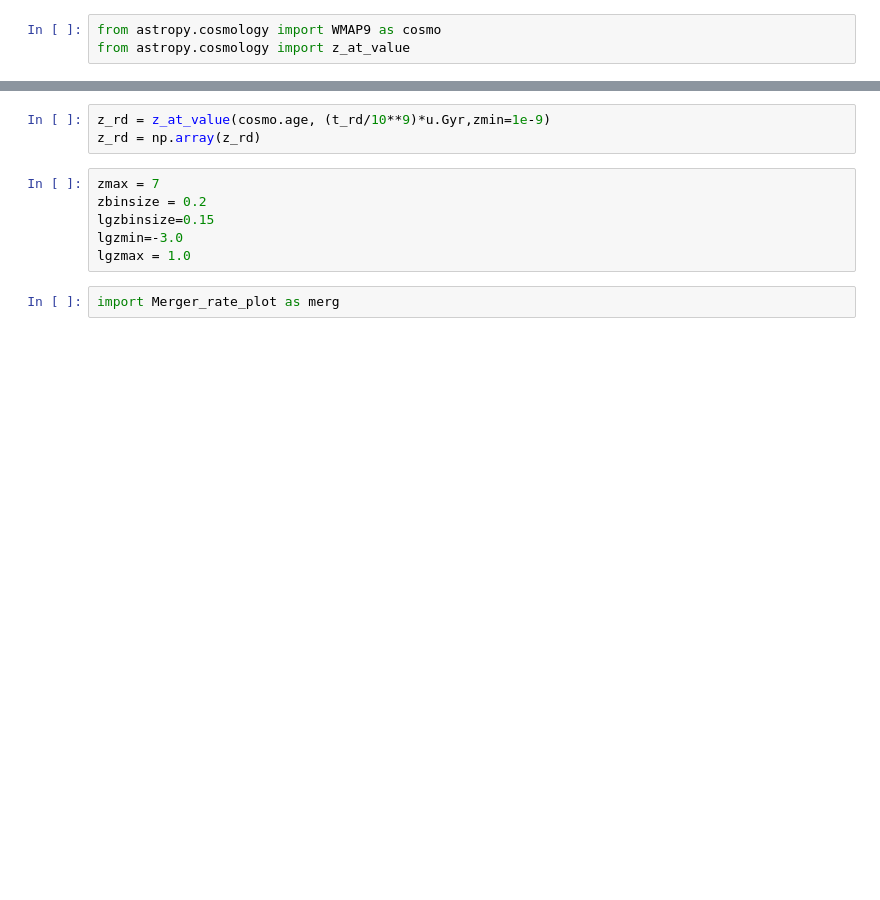
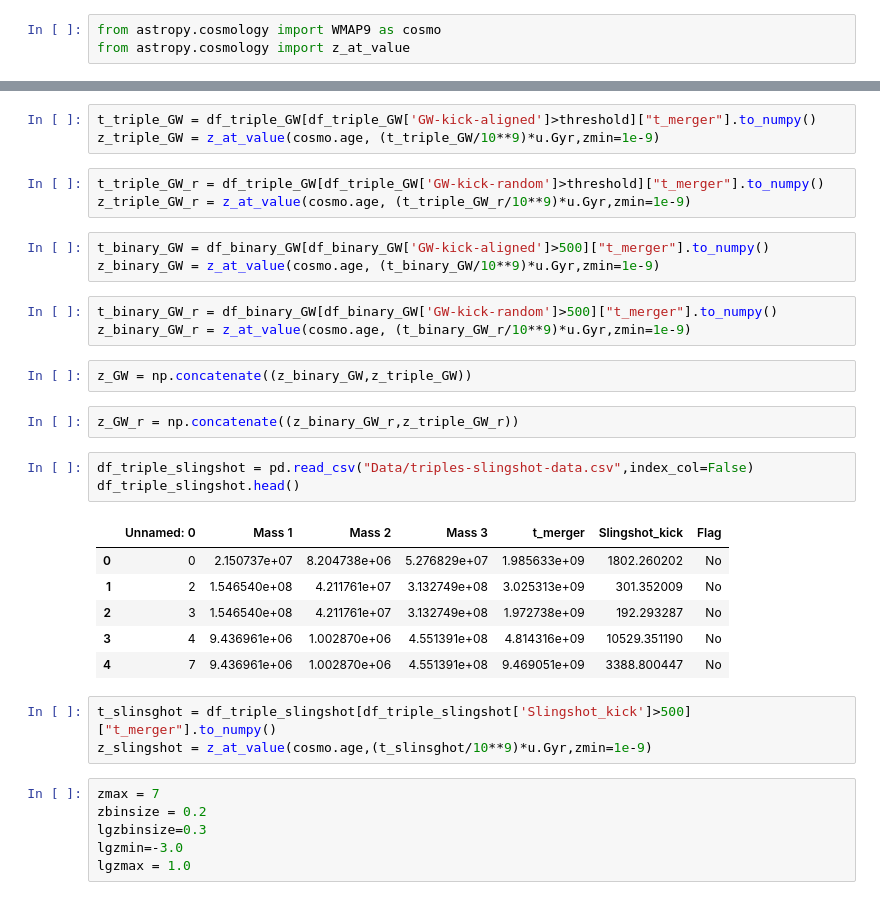
Before and after one commit to pranav-satheesh/Triple-MBH-Illustris, a Jupyter notebook: GW_recoil_comparison.ipynb, the cells around one changed output, grey strips where cells are left out. Drawn from its saved outputs; the diff is of its cells as text; blank space fills up the shorter version.

```diff
--- a/GW_recoil_comparison.ipynb
+++ b/GW_recoil_comparison.ipynb
@@ -68,11 +38,35 @@ t_rd = df_rd["t_merger"].to_numpy()
+# %%
+t_triple_GW = df_triple_GW[df_triple_GW['GW-kick-aligned']>threshold]["t_merger"].to_numpy()
+z_triple_GW = z_at_value(cosmo.age, (t_triple_GW/10**9)*u.Gyr,zmin=1e-9)
+# %%
+t_triple_GW_r = df_triple_GW[df_triple_GW['GW-kick-random']>threshold]["t_merger"].to_numpy()
+z_triple_GW_r = z_at_value(cosmo.age, (t_triple_GW_r/10**9)*u.Gyr,zmin=1e-9)
+# %%
+t_binary_GW = df_binary_GW[df_binary_GW['GW-kick-aligned']>500]["t_merger"].to_numpy()
+z_binary_GW = z_at_value(cosmo.age, (t_binary_GW/10**9)*u.Gyr,zmin=1e-9)
+# %%
+t_binary_GW_r = df_binary_GW[df_binary_GW['GW-kick-random']>500]["t_merger"].to_numpy()
+z_binary_GW_r = z_at_value(cosmo.age, (t_binary_GW_r/10**9)*u.Gyr,zmin=1e-9)
+# %%
+z_GW = np.concatenate((z_binary_GW,z_triple_GW))
+# %%
+z_GW_r = np.concatenate((z_binary_GW_r,z_triple_GW_r))
+# %%
+df_triple_slingshot = pd.read_csv("Data/triples-slingshot-data.csv",index_col=False)
+df_triple_slingshot.head()
+# %% [output]
+|  | Unnamed: 0 | Mass 1 | Mass 2 | Mass 3 | t_merger | Slingshot_kick | Flag |
+| 0 | 0 | 2.150737e+07 | 8.204738e+06 | 5.276829e+07 | 1.985633e+09 | 1802.260202 | No |
+| 1 | 2 | 1.546540e+08 | 4.211761e+07 | 3.132749e+08 | 3.025313e+09 | 301.352009 | No |
+| 2 | 3 | 1.546540e+08 | 4.211761e+07 | 3.132749e+08 | 1.972738e+09 | 192.293287 | No |
+| 3 | 4 | 9.436961e+06 | 1.002870e+06 | 4.551391e+08 | 4.814316e+09 | 10529.351190 | No |
+| 4 | 7 | 9.436961e+06 | 1.002870e+06 | 4.551391e+08 | 9.469051e+09 | 3388.800447 | No |
 # %%
-z_rd = z_at_value(cosmo.age, (t_rd/10**9)*u.Gyr,zmin=1e-9)
-z_rd = np.array(z_rd)
+t_slinsghot = df_triple_slingshot[df_triple_slingshot['Slingshot_kick']>500]["t_merger"].to_numpy()
+z_slingshot = z_at_value(cosmo.age,(t_slinsghot/10**9)*u.Gyr,zmin=1e-9)
 # %%
 zmax = 7
 zbinsize = 0.2
-lgzbinsize=0.15
+lgzbinsize=0.3
 lgzmin=-3.0
 lgzmax = 1.0
-# %%
-import Merger_rate_plot as merg
```
Also changed, not shown: parts of 18 cells of this notebook, 8 other files.
